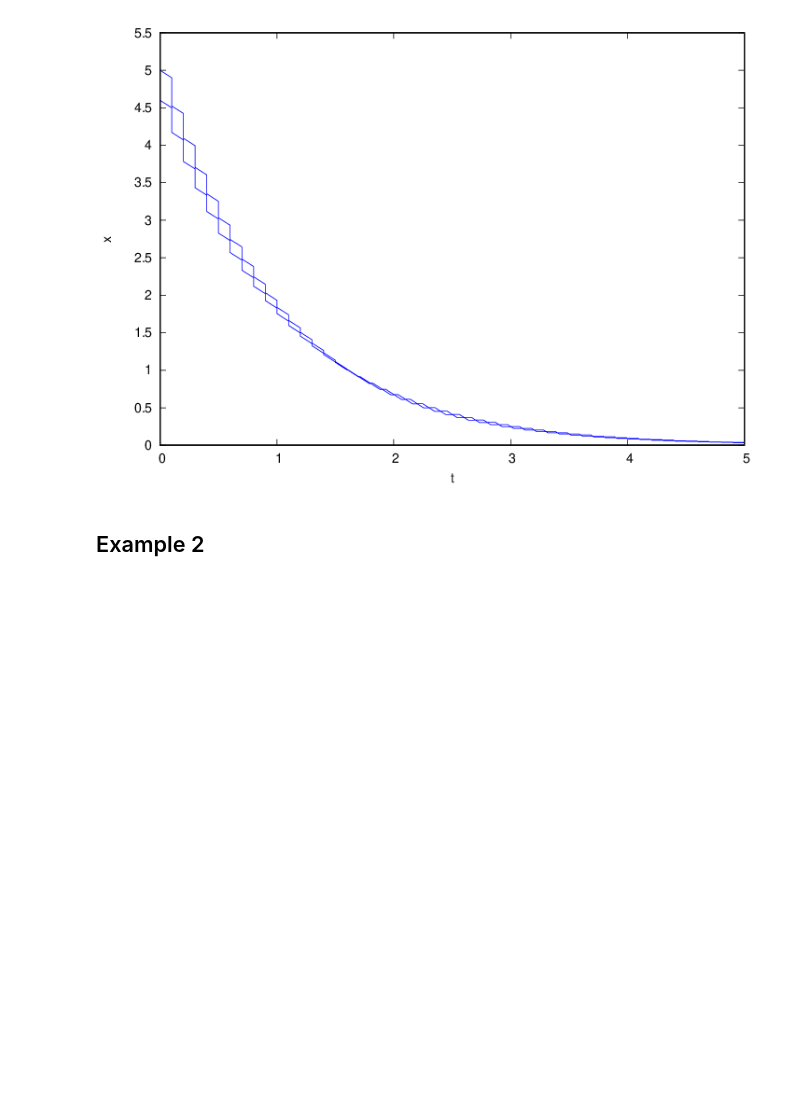
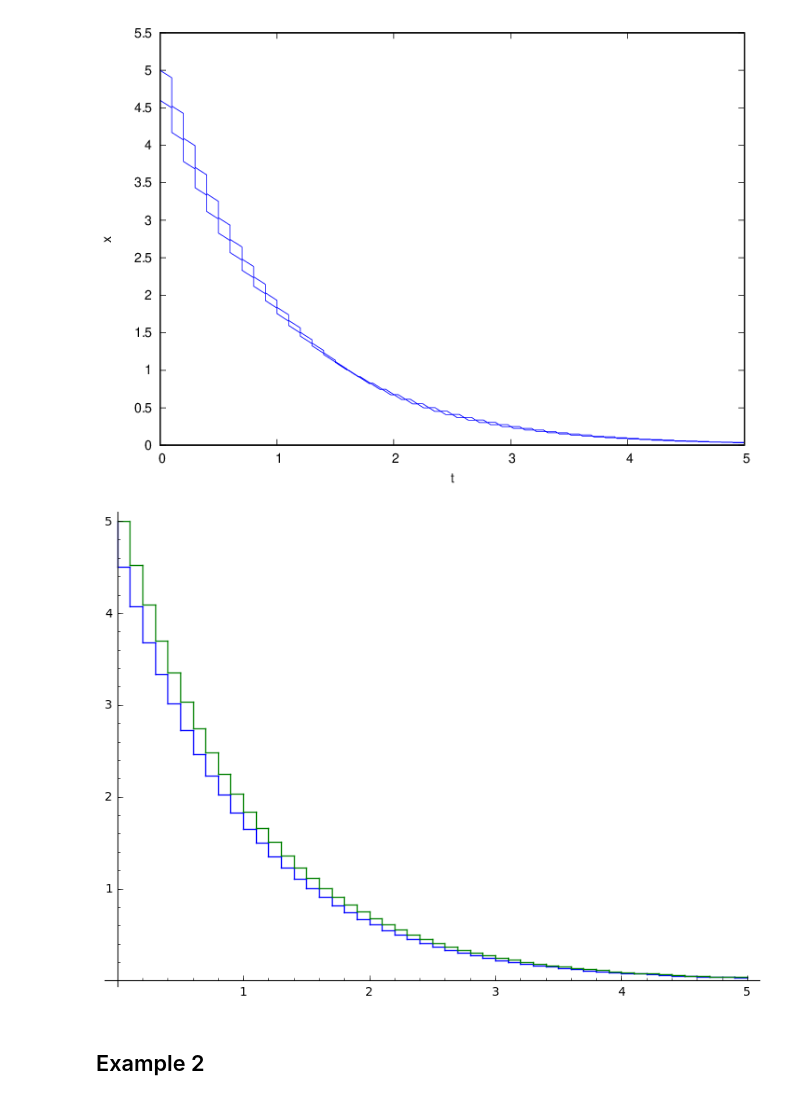
Before and after one commit to twright/Logic-of-Behaviour-in-Uncertain-Contexts, a Jupyter notebook: Flowstar wrapper tests.ipynb, the cells around one changed output. Saved outputs shown, nothing was run; the diff lists cells and outputs as text; code cells hidden in the pictures; blank space fills up the shorter version.

Commit message:
Working plotting of TMs and application to signal monitoring.

```diff
--- a/Flowstar wrapper tests.ipynb
+++ b/Flowstar wrapper tests.ipynb
@@ -31,6 +31,10 @@ C.num_flowpipes
 C.wplot('t', 'x')
 # %% [output]
 [figure]
+# %%
+C.sage_plot('x')
+# %% [output]
+[figure, added]
 # %% [markdown]
 ## Example 2
 # %%
```
Also changed, not shown: parts of 7 cells of this notebook, 6 other files.
